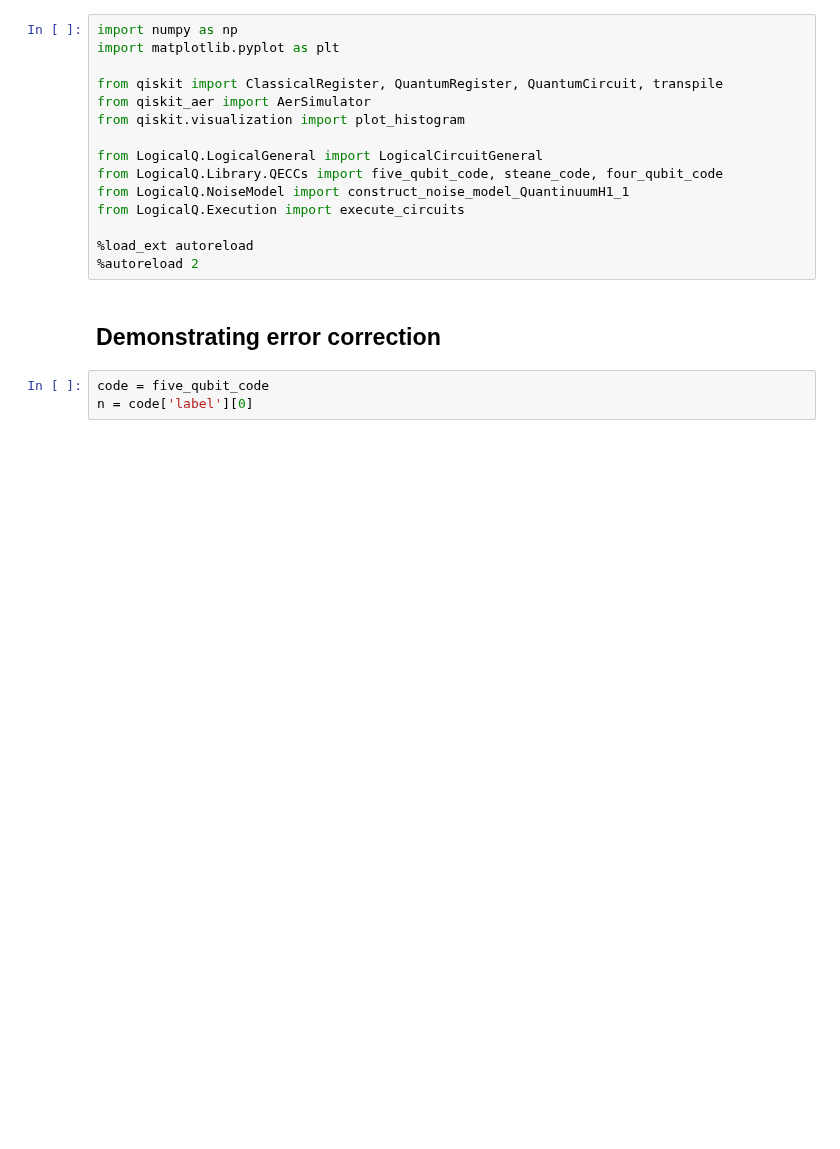
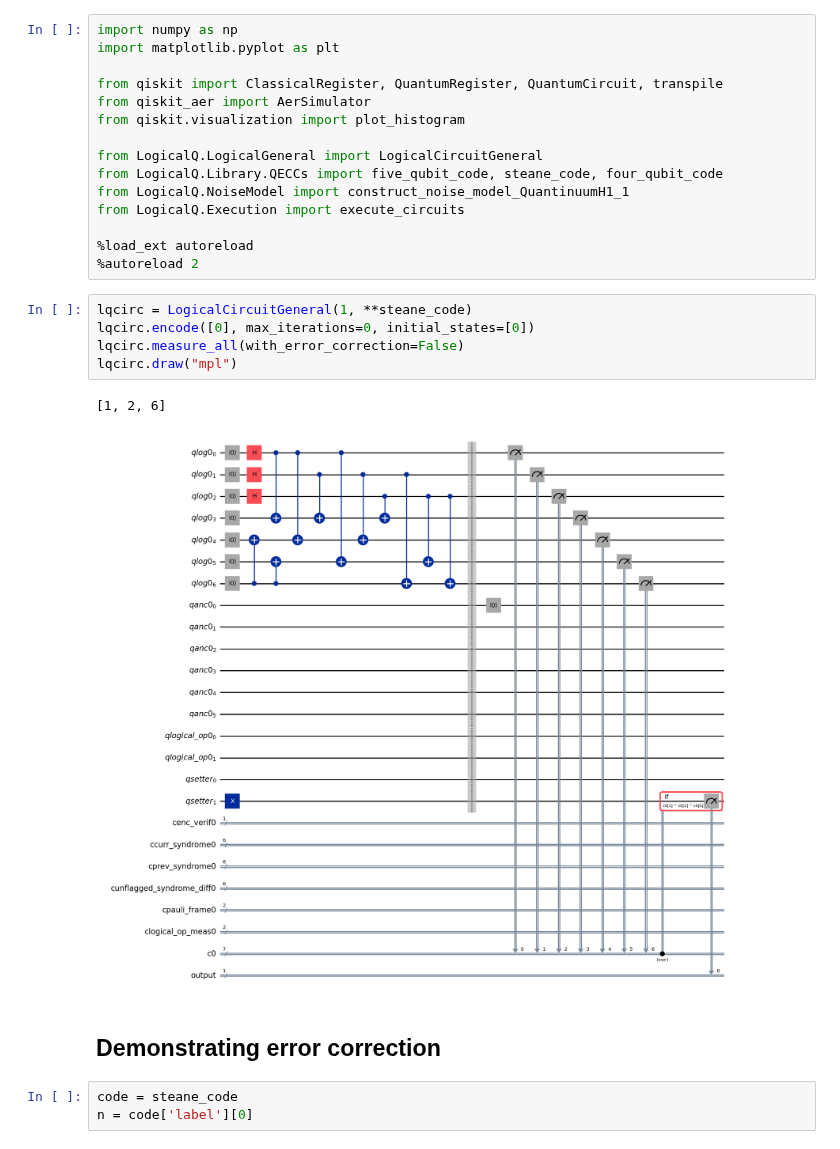
Before and after one commit to GT-Quantum-Computing-Association/LogicalQ, a Jupyter notebook: demos/LogicalCircuitGeneral_Demo.ipynb, the cells around one changed output. Drawn from its saved outputs; the diff is of its cells as text; blank space fills up the shorter version.

```diff
--- a/demos/LogicalCircuitGeneral_Demo.ipynb
+++ b/demos/LogicalCircuitGeneral_Demo.ipynb
@@ -13,10 +13,18 @@ from LogicalQ.Execution import execute_circuits
 
 %load_ext autoreload
 %autoreload 2
+# %%
+lqcirc = LogicalCircuitGeneral(1, **steane_code)
+lqcirc.encode([0], max_iterations=0, initial_states=[0])
+lqcirc.measure_all(with_error_correction=False)
+lqcirc.draw("mpl")
+# %% [output]
+[1, 2, 6]
+[figure, added]
 # %% [markdown]
 ## Demonstrating error correction
 # %%
-code = five_qubit_code
+code = steane_code
 n = code['label'][0]
 # %%
 #Tests errors measuring in Z basis
```
Also changed, not shown: parts of 7 cells of this notebook, 8 other files.
